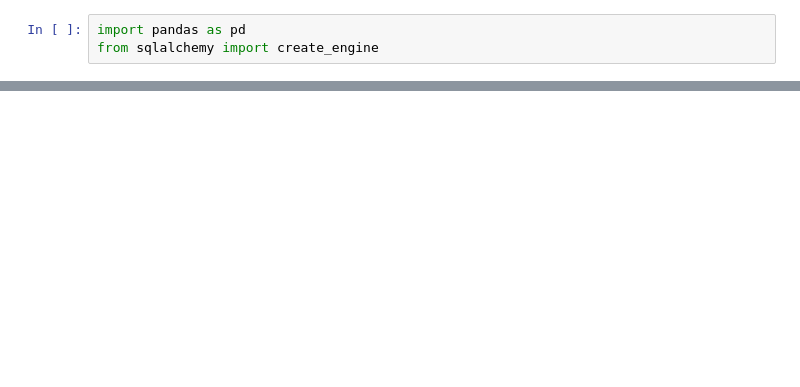
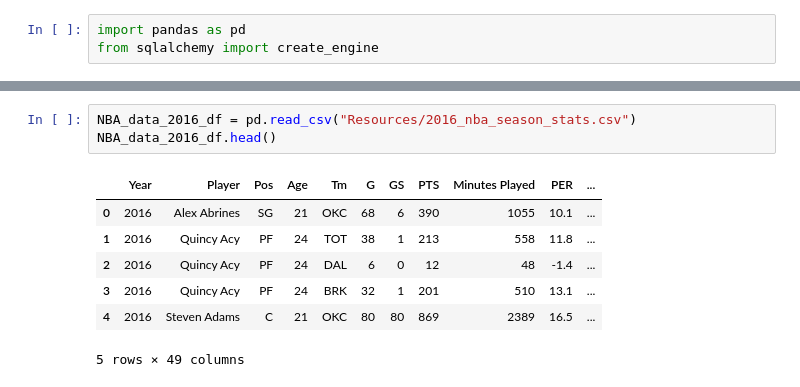
Before and after one commit to svodog34/Homework, a Jupyter notebook: ETL/ETL.ipynb, the cells around one changed output, grey strips where cells are left out. Cells and saved outputs as stored; diff of their text form; blank space fills up the shorter version.

```diff
--- a/ETL/ETL.ipynb
+++ b/ETL/ETL.ipynb
@@ -9,0 +15,11 @@ FileNotFoundError: File b'..Users/SteveHome/Desktop/Homework/ETL/Resources/2017_
+# %%
+NBA_data_2016_df = pd.read_csv("Resources/2016_nba_season_stats.csv")
+NBA_data_2016_df.head()
+# %% [output]
+|  | Year | Player | Pos | Age | Tm | G | GS | PTS | Minutes Played | PER | ... |
+| 0 | 2016 | Alex Abrines | SG | 21 | OKC | 68 | 6 | 390 | 1055 | 10.1 | ... |
+| 1 | 2016 | Quincy Acy | PF | 24 | TOT | 38 | 1 | 213 | 558 | 11.8 | ... |
+| 2 | 2016 | Quincy Acy | PF | 24 | DAL | 6 | 0 | 12 | 48 | -1.4 | ... |
+| 3 | 2016 | Quincy Acy | PF | 24 | BRK | 32 | 1 | 201 | 510 | 13.1 | ... |
+| 4 | 2016 | Steven Adams | C | 21 | OKC | 80 | 80 | 869 | 2389 | 16.5 | ... |
+5 rows × 49 columns
```
Also changed, not shown: parts of 18 cells of this notebook, 1 other file.
